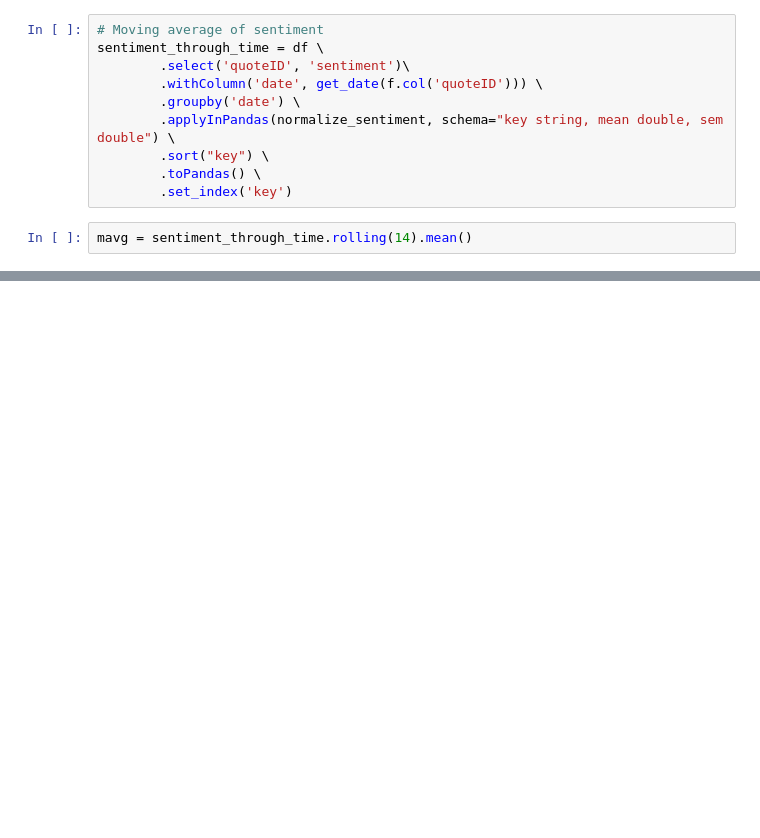
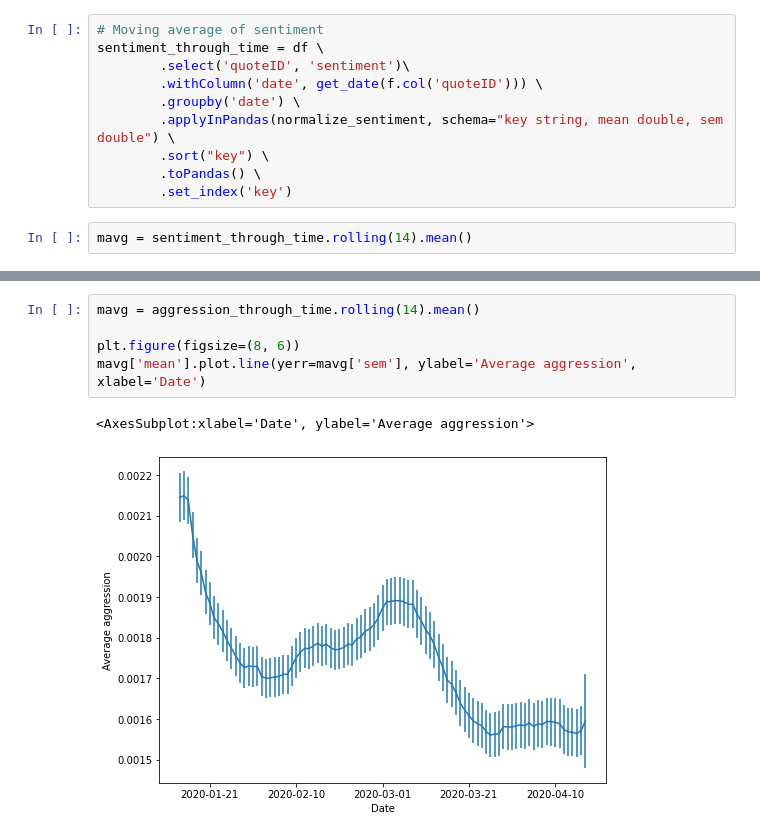
Before and after one commit to epfl-ada/ada-2021-project-k-beans, a Jupyter notebook: sentiment.ipynb, the cells around one changed output, grey strips where cells are left out. Drawn from its saved outputs; the diff is of its cells as text; blank space fills up the shorter version.

```diff
--- a/sentiment.ipynb
+++ b/sentiment.ipynb
@@ -225,0 +260,8 @@ mavg['mean'].plot.line(yerr=mavg['sem'], ylabel='Average sentiment', xlabel='Dat
+# %%
+mavg = aggression_through_time.rolling(14).mean()
+
+plt.figure(figsize=(8, 6))
+mavg['mean'].plot.line(yerr=mavg['sem'], ylabel='Average aggression', xlabel='Date')
+# %% [output]
+<AxesSubplot:xlabel='Date', ylabel='Average aggression'>
+[figure, added]
```
Also changed, not shown: parts of 7 cells of this notebook.
